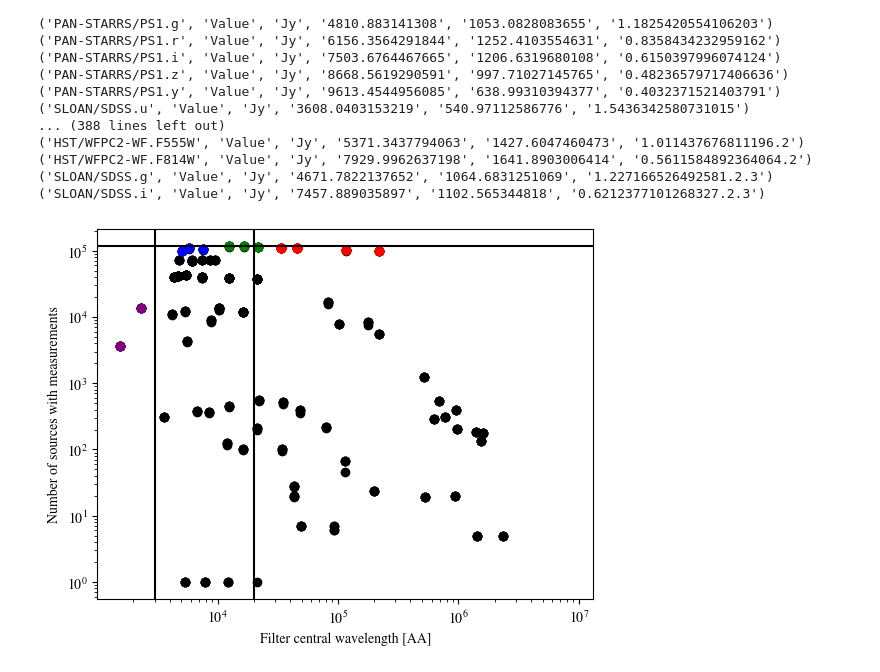
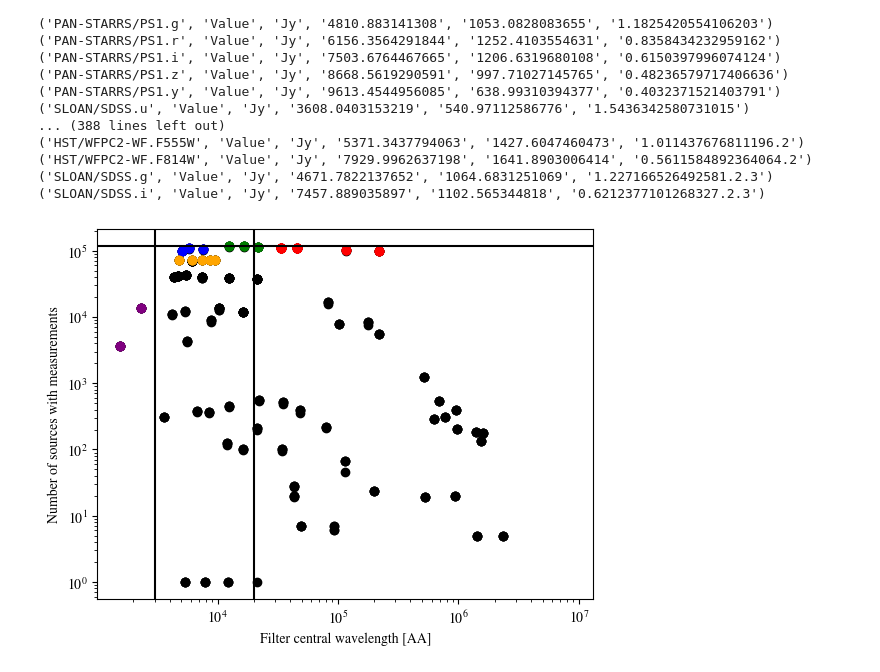
Before and after one commit to EmmaAlexander/EXPLORE, a Jupyter notebook: classifystars.ipynb, the cells around one changed output. Cells and saved outputs as stored; diff of their text form; code cells hidden in the pictures.

```diff
--- a/classifystars.ipynb
+++ b/classifystars.ipynb
@@ -249,26 +249,28 @@ notempty=features_all.iloc[21:-18].count(axis=0)
 # %%
 nsrc_band=np.asarray(notempty[21:-18])
 plt.scatter(l_c,nsrc_band,color='k')
 plt.xscale('log')
 plt.yscale('log')
 plt.axhline(y=117129,color='k')
 plt.axvline(x=20000,color='k')
 plt.axvline(x=3000,color='k')
 plt.ylabel('Number of sources with measurements')
 plt.xlabel('Filter central wavelength [AA]')
 
 for i in range(0,len(band_labels)):
     if band_labels[i]=='GAIA':
         plt.scatter(l_c[i],nsrc_band[i],color='b')
     elif band_labels[i]=='WISE':
         plt.scatter(l_c[i],nsrc_band[i],color='r')
     elif band_labels[i]=='2MASS':
         plt.scatter(l_c[i],nsrc_band[i],color='g')
     elif band_labels[i]=='GALEX':
         plt.scatter(l_c[i],nsrc_band[i],color='purple')
+    elif band_labels[i]=='PAN-STARRS':
+        plt.scatter(l_c[i],nsrc_band[i],color='orange')
 
 plt.show()
 # %% [output]
-[figure, old version]
+[figure, new version]
 # %%
 not_empty=features.count(axis=0)
```
Also changed, not shown: parts of 6 cells of this notebook, 3 other files.
